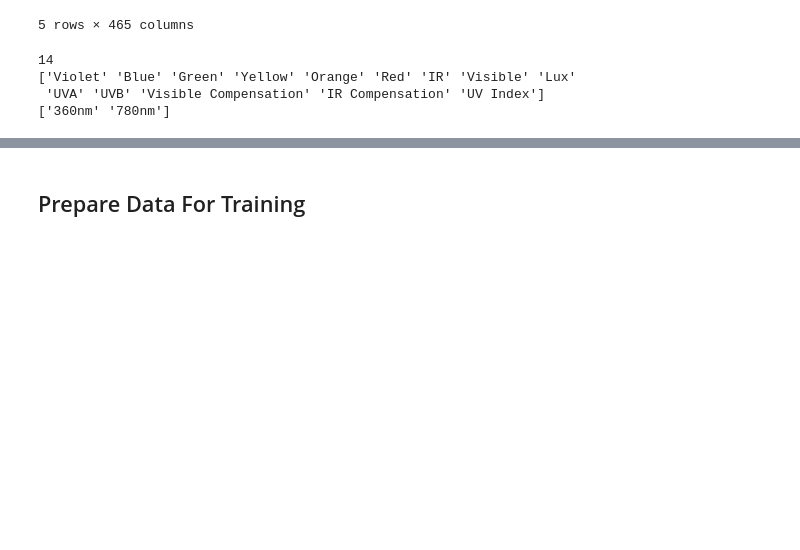
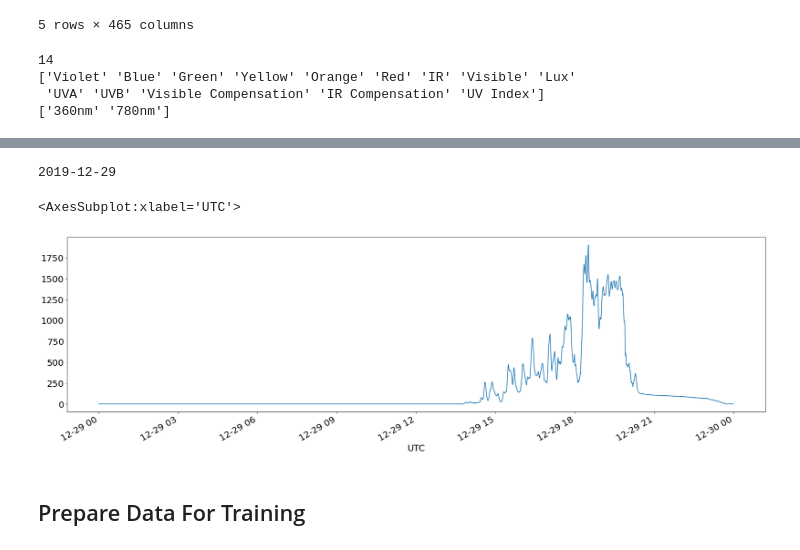
Before and after one commit to yichigo/Light-Sensors-Calibration, a Jupyter notebook: model_MLP_whole.ipynb, the cells around one changed output, grey strips where cells are left out. Drawn from its saved outputs; the diff is of its cells as text; code cells hidden in the pictures; blank space fills up the shorter version.

```diff
--- a/model_MLP_whole.ipynb
+++ b/model_MLP_whole.ipynb
@@ -114,3 +192,16 @@ Y = df[targets] # MLP and scaler use multi output
+# %%
+date = dates[4]
+print(date)
+iwant = (df.index.date == date)
+temp = df[iwant]['IR Compensation'].copy()
+temp -= (temp<0)*1000
+plt.rcParams["figure.figsize"] = (28, 8) # (w, h)
+plt.rcParams.update({'font.size': 20})
+temp.plot()
+# %% [output]
+2019-12-29
+<AxesSubplot:xlabel='UTC'>
+[figure, added]
 # %% [markdown]
 ## Prepare Data  For Training
 # %%
```
Also changed, not shown: parts of 7 cells of this notebook.
